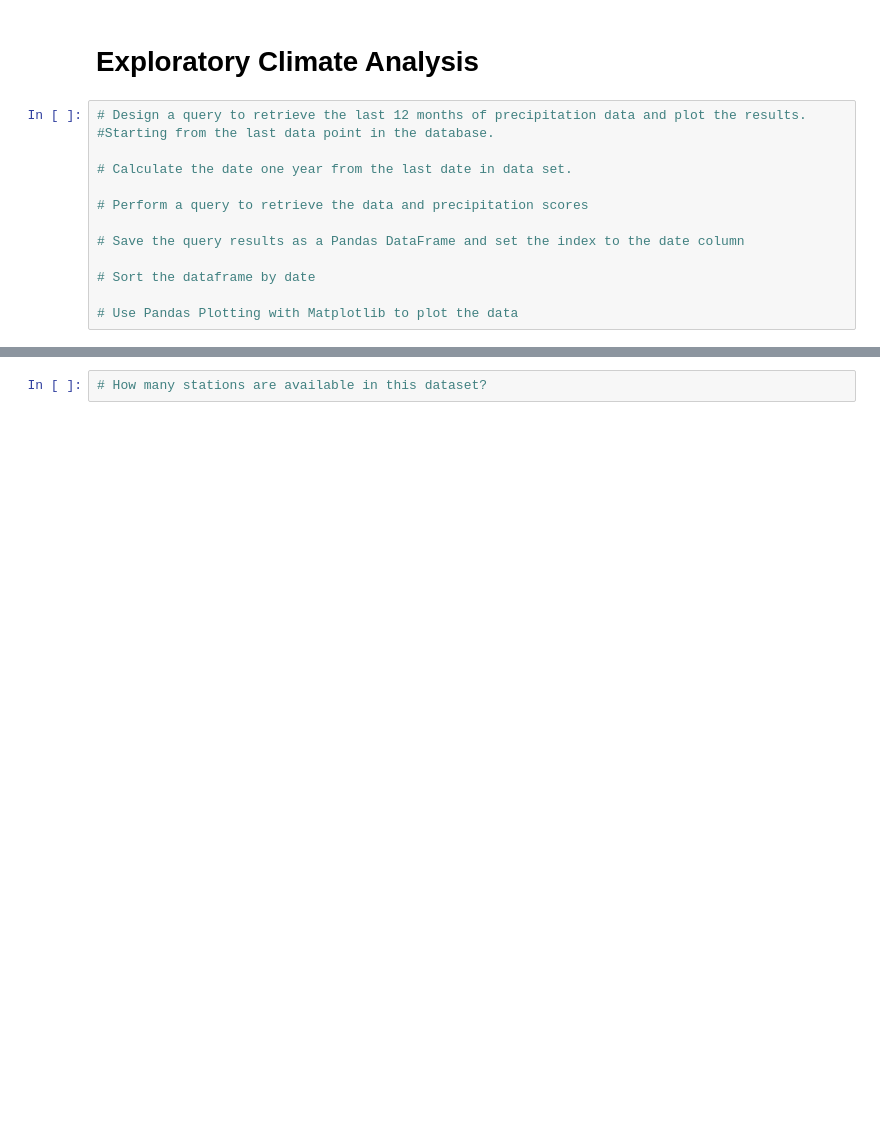
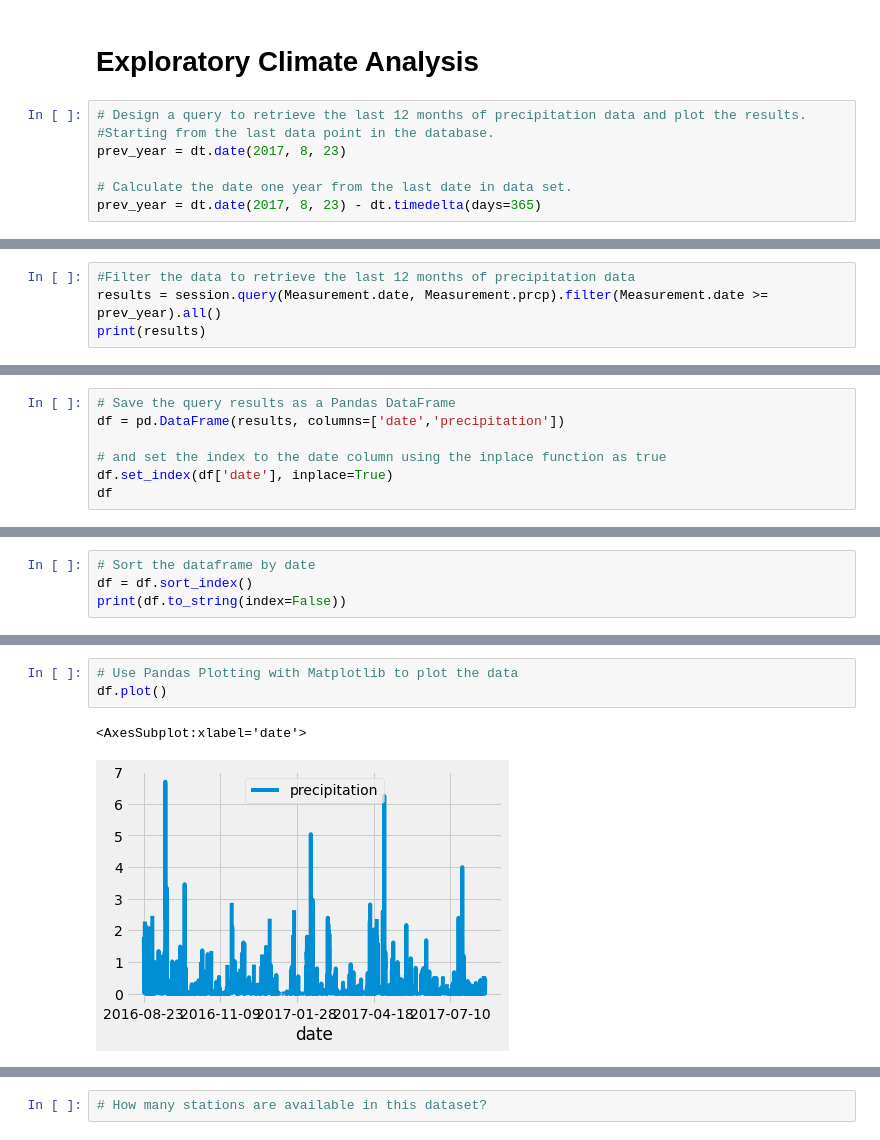
Before and after one commit to Malvi1497/Surfs_up_Analysis, a Jupyter notebook: climate_analysis.ipynb, the cells around one changed output, grey strips where cells are left out. Saved outputs shown, nothing was run; the diff lists cells and outputs as text; blank space fills up the shorter version.

Commit message:
Precipitation analysis completed

```diff
--- a/climate_analysis.ipynb
+++ b/climate_analysis.ipynb
@@ -43,13 +43,7 @@ session = Session(engine)
 # %%
 # Design a query to retrieve the last 12 months of precipitation data and plot the results.
 #Starting from the last data point in the database.
+prev_year = dt.date(2017, 8, 23)
 
 # Calculate the date one year from the last date in data set.
-
-# Perform a query to retrieve the data and precipitation scores
-
-# Save the query results as a Pandas DataFrame and set the index to the date column
-
-# Sort the dataframe by date
-
-# Use Pandas Plotting with Matplotlib to plot the data
+prev_year = dt.date(2017, 8, 23) - dt.timedelta(days=365)
@@ -55,0 +57,4 @@ session = Session(engine)
+# %%
+#Filter the data to retrieve the last 12 months of precipitation data
+results = session.query(Measurement.date, Measurement.prcp).filter(Measurement.date >= prev_year).all()
+print(results)
@@ -55,0 +63,7 @@ session = Session(engine)
+# %%
+# Save the query results as a Pandas DataFrame
+df = pd.DataFrame(results, columns=['date','precipitation'])
+
+# and set the index to the date column using the inplace function as true
+df.set_index(df['date'], inplace=True)
+df
@@ -55,0 +107,4 @@ session = Session(engine)
+# %%
+# Sort the dataframe by date
+df = df.sort_index()
+print(df.to_string(index=False))
@@ -56 +129,7 @@ session = Session(engine)
+# %%
+# Use Pandas Plotting with Matplotlib to plot the data
+df.plot()
+# %% [output]
+<AxesSubplot:xlabel='date'>
+[figure, added]
 # %%
```
Also changed, not shown: parts of 6 cells of this notebook.
